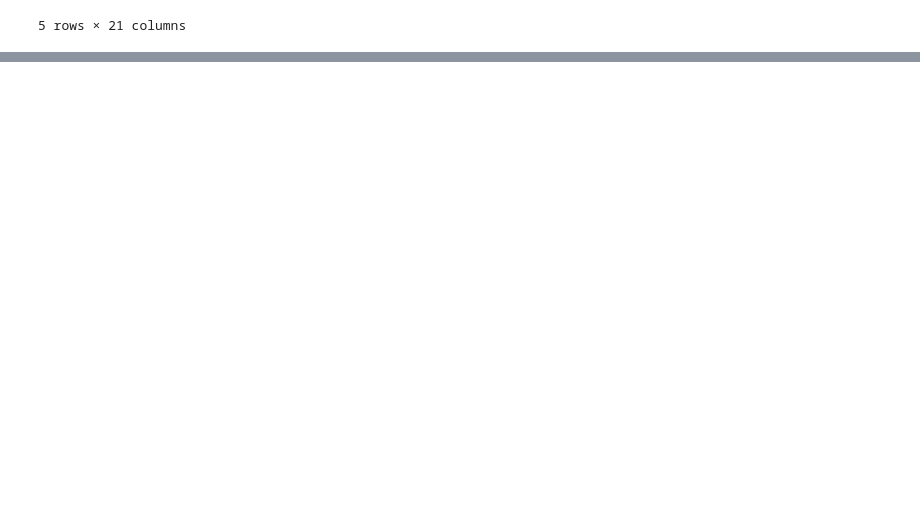
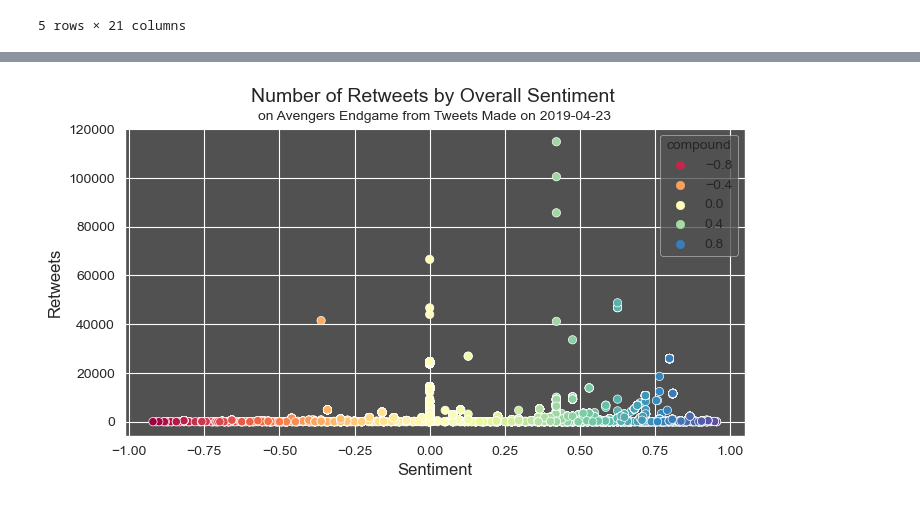
Before and after one commit to NicoleC-11/python_sentiment_analysis, a Jupyter notebook: TextAnalysis.ipynb, the cells around one changed output, grey strips where cells are left out. Drawn from its saved outputs; the diff is of its cells as text; code cells hidden in the pictures; blank space fills up the shorter version.

```diff
--- a/TextAnalysis.ipynb
+++ b/TextAnalysis.ipynb
@@ -219,0 +246,11 @@ tweet_sentiment.head()
+# %%
+plt.figure(figsize=(8,4))
+sns.scatterplot(data=tweet_sentiment, y ='retweetCount', x ='compound', palette='Spectral', hue='compound')
+plt.suptitle('Number of Retweets by Overall Sentiment', fontsize=14, x=0.51, y=0.98)
+plt.title('on Avengers Endgame from Tweets Made on 2019-04-23', fontsize=10)
+plt.ylabel('Retweets')
+plt.xlabel('Sentiment')
+sns.set_style(rc = {'axes.facecolor': '#515151'})
+plt.show()
+# %% [output]
+[figure, added]
```
Also changed, not shown: parts of 6 cells of this notebook, 1 other file.
